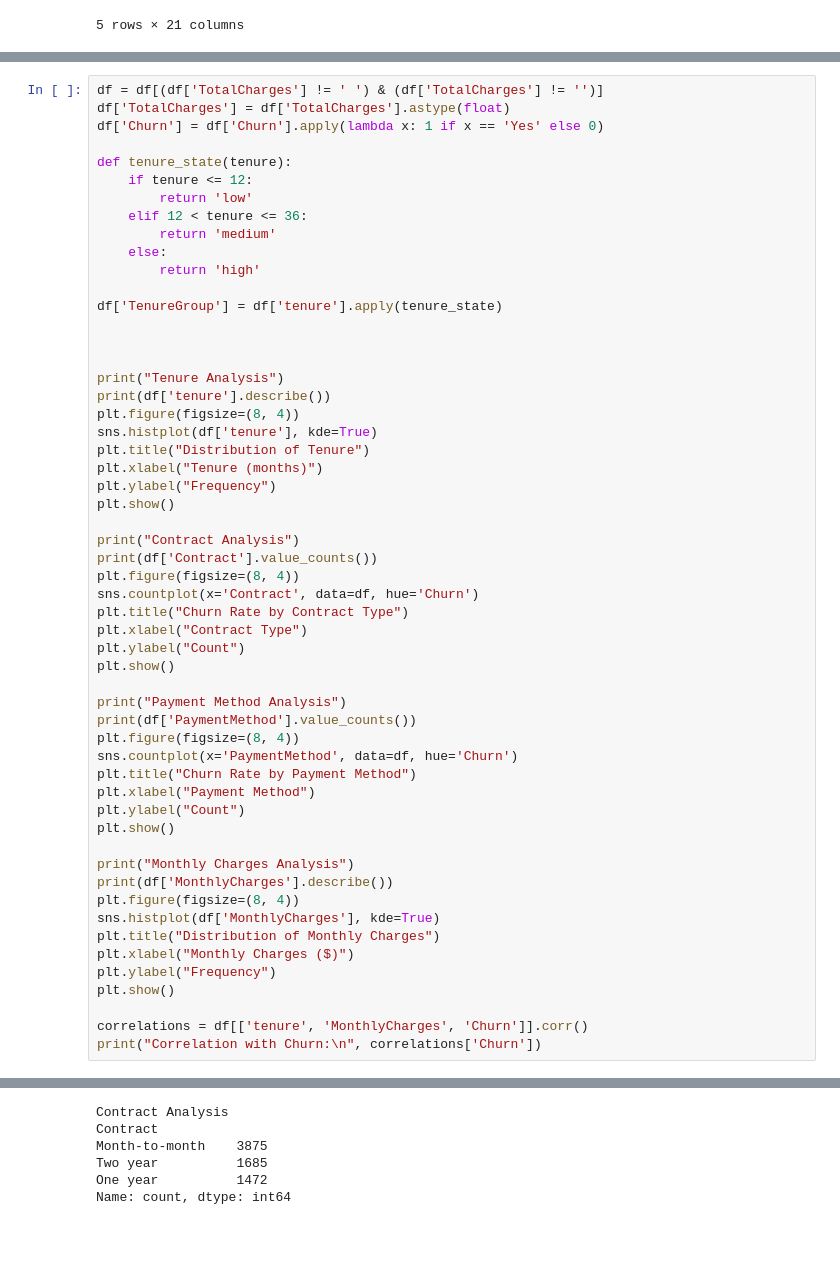
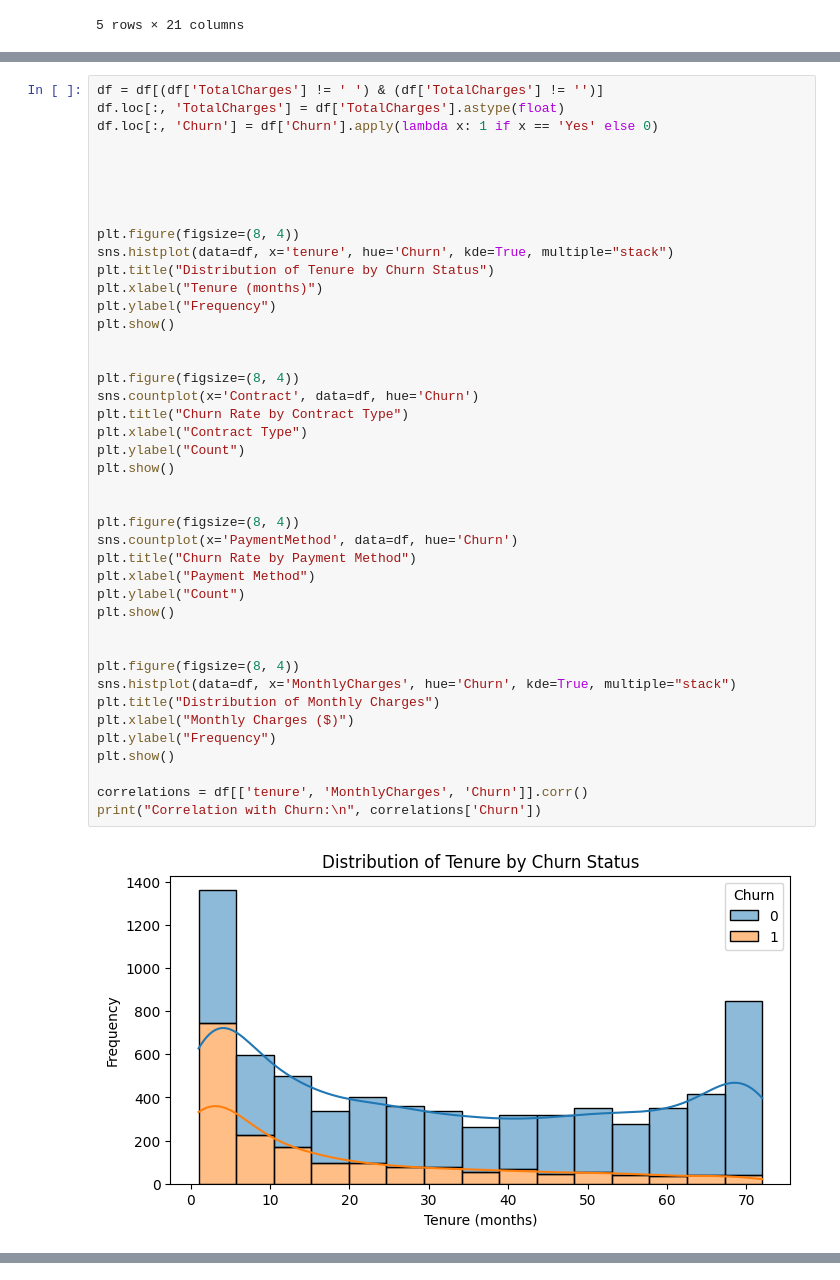
Before and after one commit to MalakSwar/AI_Project, a Jupyter notebook: AI_Project.ipynb, the cells around one changed output, grey strips where cells are left out. Cells and saved outputs as stored; diff of their text form; blank space fills up the shorter version.

```diff
--- a/AI_Project.ipynb
+++ b/AI_Project.ipynb
@@ -29,56 +29,44 @@ df.head()
 # %%
 df = df[(df['TotalCharges'] != ' ') & (df['TotalCharges'] != '')]
-df['TotalCharges'] = df['TotalCharges'].astype(float)
-df['Churn'] = df['Churn'].apply(lambda x: 1 if x == 'Yes' else 0)
-
-def tenure_state(tenure):
-    if tenure <= 12:
-        return 'low'
-    elif 12 < tenure <= 36:
-        return 'medium'
-    else:
-        return 'high'
-
-df['TenureGroup'] = df['tenure'].apply(tenure_state)
+df.loc[:, 'TotalCharges'] = df['TotalCharges'].astype(float)
+df.loc[:, 'Churn'] = df['Churn'].apply(lambda x: 1 if x == 'Yes' else 0)
 
 
 
-print("Tenure Analysis")
-print(df['tenure'].describe())
+
+
 plt.figure(figsize=(8, 4))
-sns.histplot(df['tenure'], kde=True)
-plt.title("Distribution of Tenure")
+sns.histplot(data=df, x='tenure', hue='Churn', kde=True, multiple="stack")
+plt.title("Distribution of Tenure by Churn Status")
 plt.xlabel("Tenure (months)")
 plt.ylabel("Frequency")
 plt.show()
 
-print("Contract Analysis")
-print(df['Contract'].value_counts())
+
 plt.figure(figsize=(8, 4))
 sns.countplot(x='Contract', data=df, hue='Churn')
 plt.title("Churn Rate by Contract Type")
 plt.xlabel("Contract Type")
 plt.ylabel("Count")
 plt.show()
 
-print("Payment Method Analysis")
-print(df['PaymentMethod'].value_counts())
+
 plt.figure(figsize=(8, 4))
 sns.countplot(x='PaymentMethod', data=df, hue='Churn')
 plt.title("Churn Rate by Payment Method")
 plt.xlabel("Payment Method")
 plt.ylabel("Count")
 plt.show()
 
-print("Monthly Charges Analysis")
-print(df['MonthlyCharges'].describe())
+
 plt.figure(figsize=(8, 4))
-sns.histplot(df['MonthlyCharges'], kde=True)
+sns.histplot(data=df, x='MonthlyCharges', hue='Churn', kde=True, multiple="stack")
 plt.title("Distribution of Monthly Charges")
 plt.xlabel("Monthly Charges ($)")
 plt.ylabel("Frequency")
 plt.show()
 
 correlations = df[['tenure', 'MonthlyCharges', 'Churn']].corr()
 print("Correlation with Churn:\n", correlations['Churn'])
 # %% [output]
+[figure, new version]
@@ -96,6 +80,0 @@ Name: tenure, dtype: float64
-Contract Analysis
-Contract
-Month-to-month    3875
-Two year          1685
-One year          1472
-Name: count, dtype: int64
```
Also changed, not shown: parts of 7 cells of this notebook.
